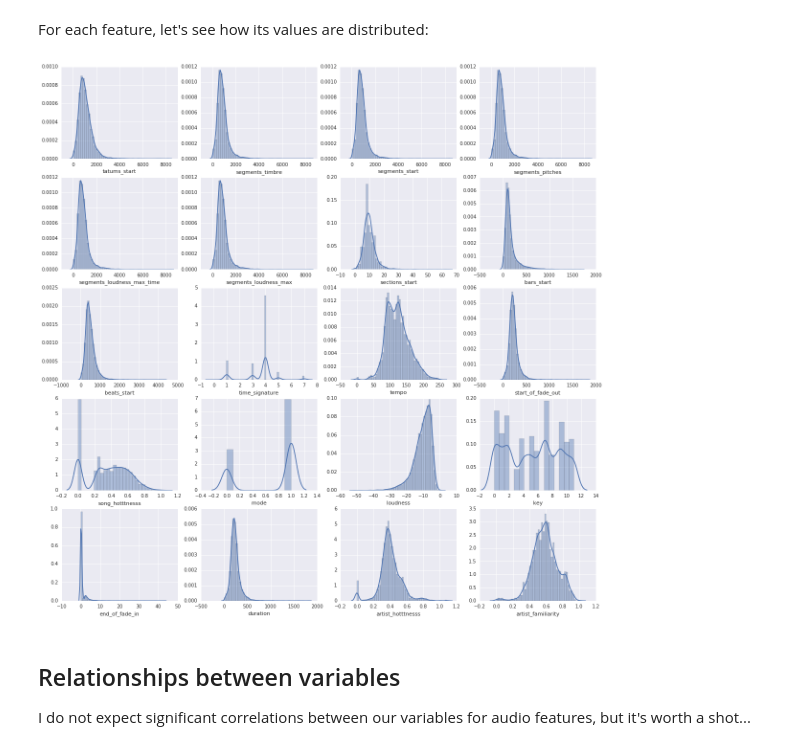
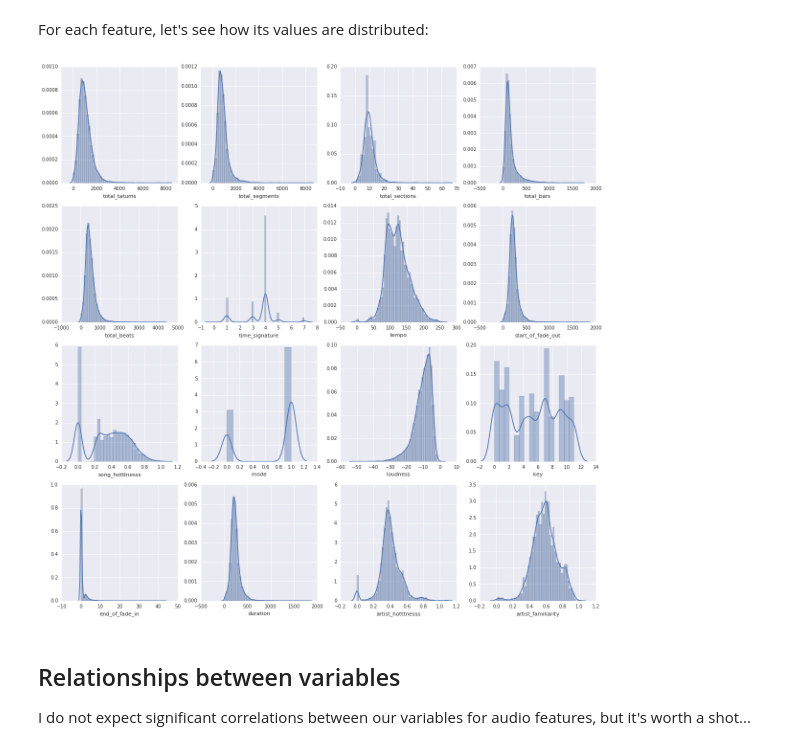
Before and after one commit to lxchavez/Yeezy-Taught-Me, a Jupyter notebook: notebooks/02-lxchavez-exploratory-analysis.ipynb, the cells around one changed output. Drawn from its saved outputs; the diff is of its cells as text; code cells hidden in the pictures.

```diff
--- a/notebooks/02-lxchavez-exploratory-analysis.ipynb
+++ b/notebooks/02-lxchavez-exploratory-analysis.ipynb
@@ -260,3 +264,9 @@ song_features_df['is_kanye_song'] = song_features_df['artist_id'].apply(is_kanye
+# %%
+song_features_df['total_beats'] = song_features_df['beats_start'].apply(len)
+song_features_df['total_bars'] = song_features_df['bars_start'].apply(len)
+song_features_df['total_sections'] = song_features_df['sections_start'].apply(len)
+song_features_df['total_segments'] = song_features_df['segments_start'].apply(len)
+song_features_df['total_tatums'] = song_features_df['tatums_start'].apply(len)
 # %% [markdown]
 # Exploratory analysis
 # %% [markdown]
@@ -270,29 +280,28 @@ The above `song_features_df` dataframe was the result of joining all the H5 file
 # %% [markdown]
 For each feature, let's see how its values are distributed:
 # %%
-num_rows = 5
+num_rows = 4
 num_cols = 4
 
 cols_to_plot = ['artist_familiarity', 'artist_hotttnesss', 'duration',
                 'end_of_fade_in', 'key', 'loudness',
                 'mode', 'song_hotttnesss', 'start_of_fade_out',
-                'tempo', 'time_signature', 'beats_start',
-                'bars_start', 'sections_start', 'segments_loudness_max',
-                'segments_loudness_max_time', 'segments_pitches', 'segments_start',
-                'segments_timbre', 'tatums_start']
+                'tempo', 'time_signature', 'total_beats',
+                'total_bars', 'total_sections', 'total_segments',
+                'total_tatums']
 
 f, axes = plt.subplots(num_rows, num_cols, figsize=(20, 20), sharex=False)
 
 for i in range(num_rows):
     for j in range(num_cols):
         if len(cols_to_plot) != 0:
             var = cols_to_plot.pop()
             data = song_features_df[var].dropna()
             if data.dtype == np.ndarray:
                 data = data.map(len)
             sns.distplot(data, ax=axes[i, j])
 # %% [output]
-[figure, old version]
+[figure, new version]
 # %% [markdown]
 ## Relationships between variables
 
```
Also changed, not shown: parts of 8 cells of this notebook.
